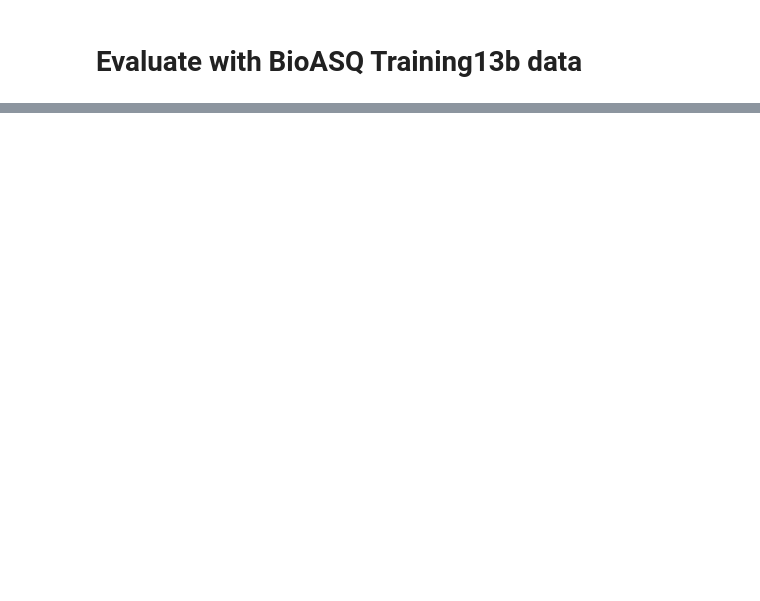
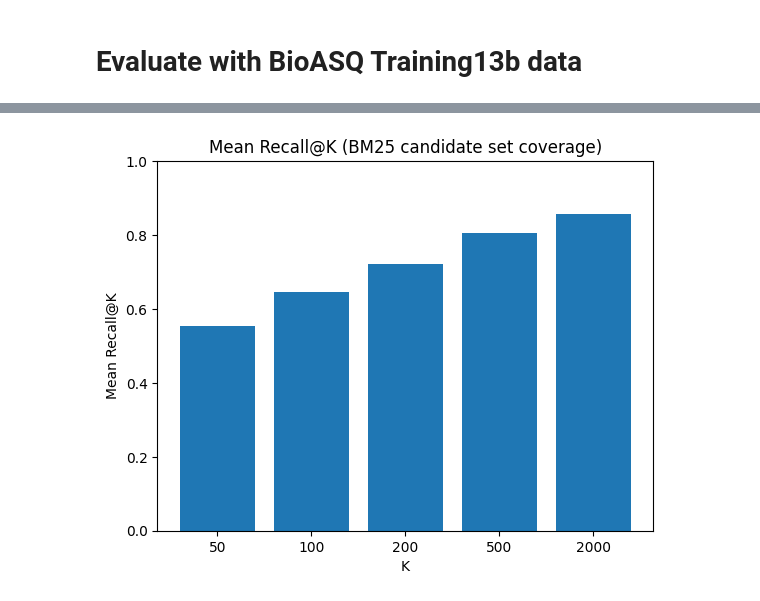
Before and after one commit to fulaibaowang/BioASQ, a Jupyter notebook: notebooks/bm25_test.ipynb, the cells around one changed output, grey strips where cells are left out. Saved outputs shown, nothing was run; the diff lists cells and outputs as text; code cells hidden in the pictures; blank space fills up the shorter version.

```diff
--- a/notebooks/bm25_test.ipynb
+++ b/notebooks/bm25_test.ipynb
@@ -220 +224,11 @@ print("example gold docnos:", list(train_gold_map[train_topics_df.iloc[0]["qid"]
+# %%
+# Run BM25 with full 2025 baseline index
+bm25_full = pt.BatchRetrieve(index, wmodel="BM25")
+
+K_MAX = 2000
+train_res_raw = bm25_full.transform(train_topics_df)
+
+# Sort and rank
+train_res_raw = train_res_raw.sort_values(["qid", "score"], ascending=[True, False])
+train_res_raw["rank"] = train_res_raw.groupby("qid").cumcount() + 1
 # %%
@@ -240,0 +301,14 @@ train_perq_df.head()
+# %%
+# 4) Mean Recall@K bar chart
+Ks = [50, 100, 200, 500,2000]
+rec_vals = [train_summary.get(f"MeanR@{k}", 0.0) for k in Ks]
+
+plt.figure()
+plt.bar([str(k) for k in Ks], rec_vals)
+plt.title("Mean Recall@K (BM25 candidate set coverage)")
+plt.xlabel("K")
+plt.ylabel("Mean Recall@K")
+plt.ylim(0, 1)
+plt.show()
+# %% [output]
+[figure, added]
```
Also changed, not shown: parts of 18 cells of this notebook, 4 other files.
